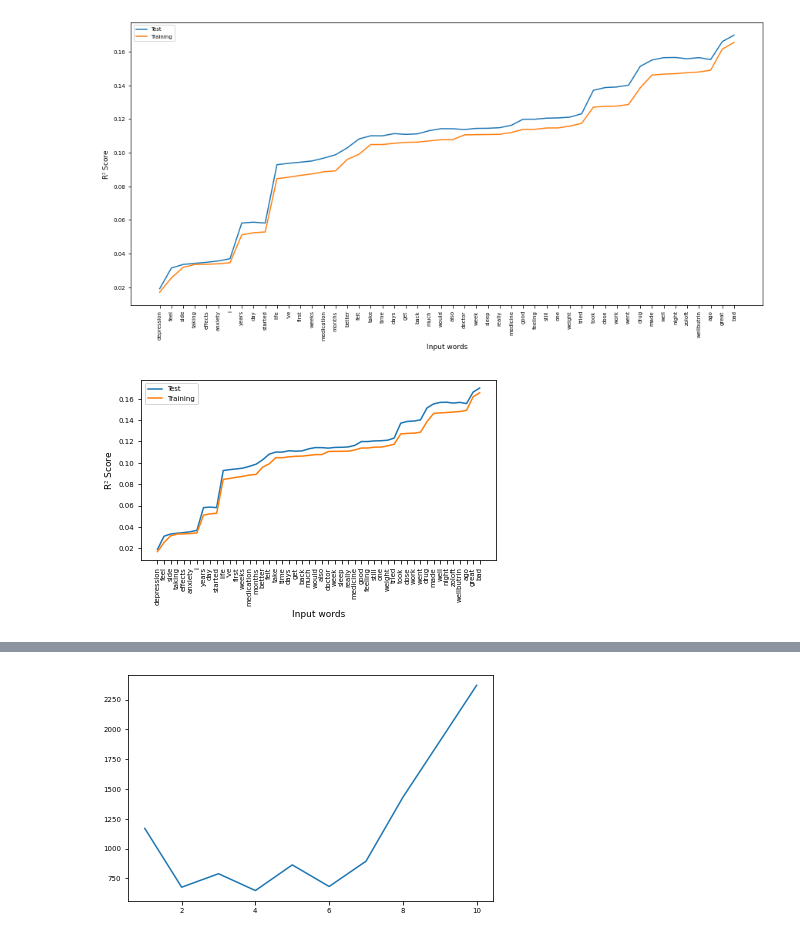
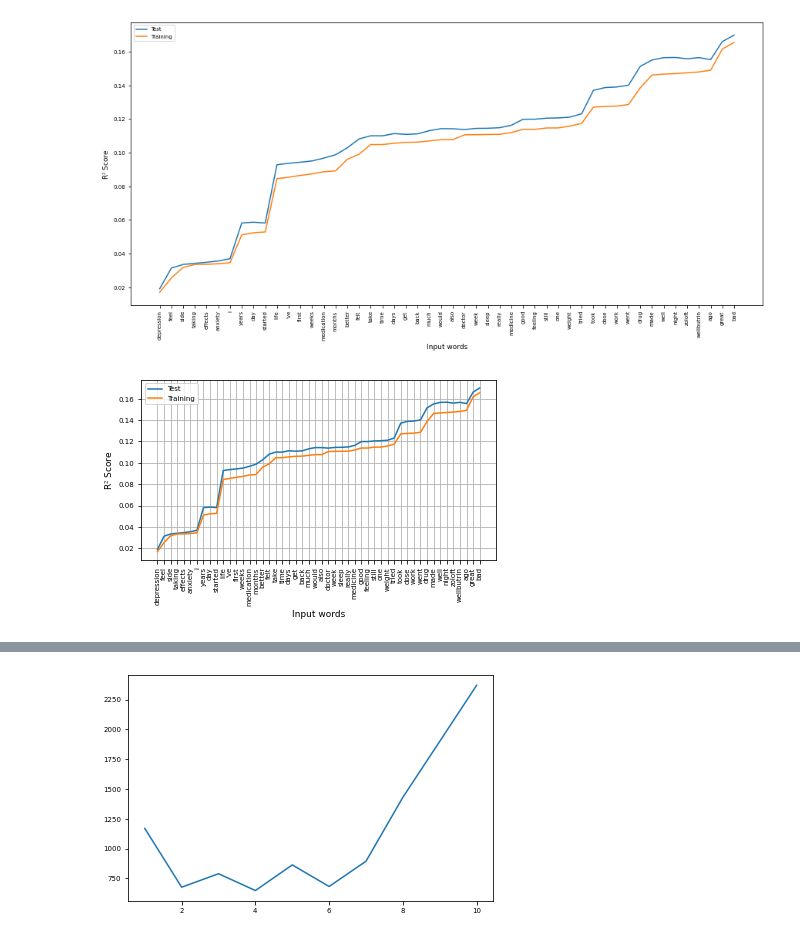
Before and after one commit to dmandic17/medical-drug-review-analysis, a Jupyter notebook: experiments/05_Indicative_Words.ipynb, the cells around one changed output, grey strips where cells are left out. Cells and saved outputs as stored; diff of their text form; code cells hidden in the pictures.

```diff
--- a/experiments/05_Indicative_Words.ipynb
+++ b/experiments/05_Indicative_Words.ipynb
@@ -11,8 +11,8 @@ from sklearn.pipeline import Pipeline
 from tqdm import tqdm
 
 
-#data = pd.read_csv("../data/drugsComTrain_raw.csv")
-#data_test = pd.read_csv("../data/drugsComTest_raw.csv")
+data = pd.read_csv("../data/drugsComTrain_top_conditions.csv")
+data_test = pd.read_csv("../data/drugsComTest_top_conditions.csv")
 
 #data = pd.read_csv("../data/drugsComTrain_tokens.csv")
 #data_test = pd.read_csv("../data/drugsComTest_tokens.csv")
@@ -105,5 +107,6 @@ memory usage: 9.8+ MB
 # %%
-def get_freq_dist(df, conditions=True, ratings=range(1, 11)):
+def get_freq_dist(df, conditions=False, ratings=range(1, 11)):
+    filt_l = True
     if conditions:
         filt_l = (df["condition"].isin(conditions))
     df = df[filt_l & df["rating"].isin(ratings)]
@@ -197,0 +233,8 @@ plt.show()
+# %%
+from tueplots import bundles
+plt.xticks(rotation=90)
+plt.rcParams.update(bundles.neurips2021(usetex=False, ncols=1, nrows=1))
+plt.bar(words_depr, cor_coeffs)
+plt.xlabel("Words")
+plt.ylabel("Pearson Correlation")
+plt.savefig("../docs/pdfs/words_corr.pdf")
@@ -221,15 +264,16 @@ plt.show()
 # %%
 from tueplots import bundles
 plt.rcParams.update(bundles.neurips2021(usetex=False, ncols=1, nrows=1))
 #plt.figure(figsize=(12,6))
 plt.plot(words_depr, scores_test, label="Test")
 plt.plot(words_depr, scores_train, label="Training")
 plt.xticks(rotation=90)
 plt.xlabel("Input words")
 plt.ylabel("R$^2$ Score")
+plt.grid()
 plt.legend()
 
-plt.savefig("../docs/pdfs/words_vs_score.pdf")
+plt.savefig("../docs/pdfs/words_vs_score_grid.pdf")
 plt.show()
 # %% [output]
-[figure, old version]
+[figure, new version]
```
Also changed, not shown: parts of 16 cells of this notebook, 3 other files.
